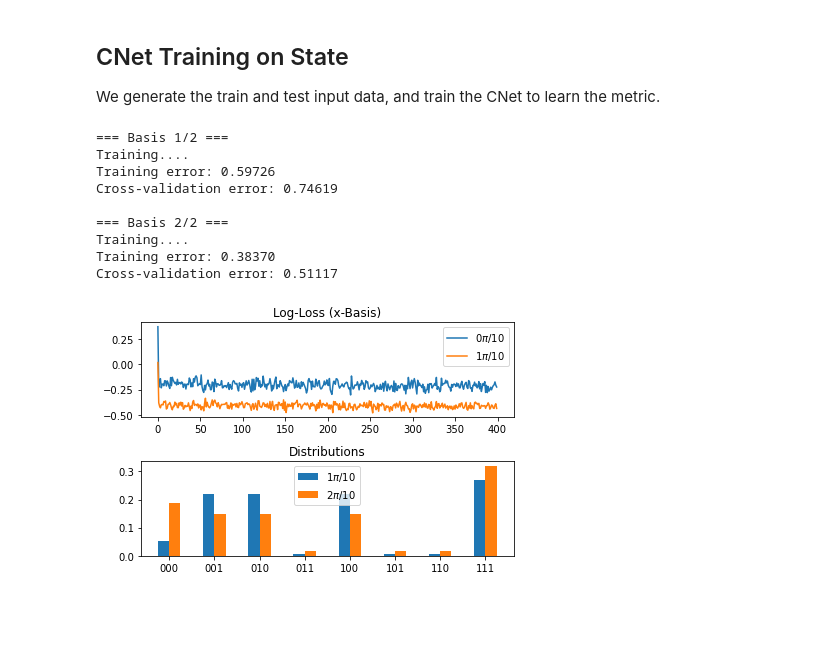
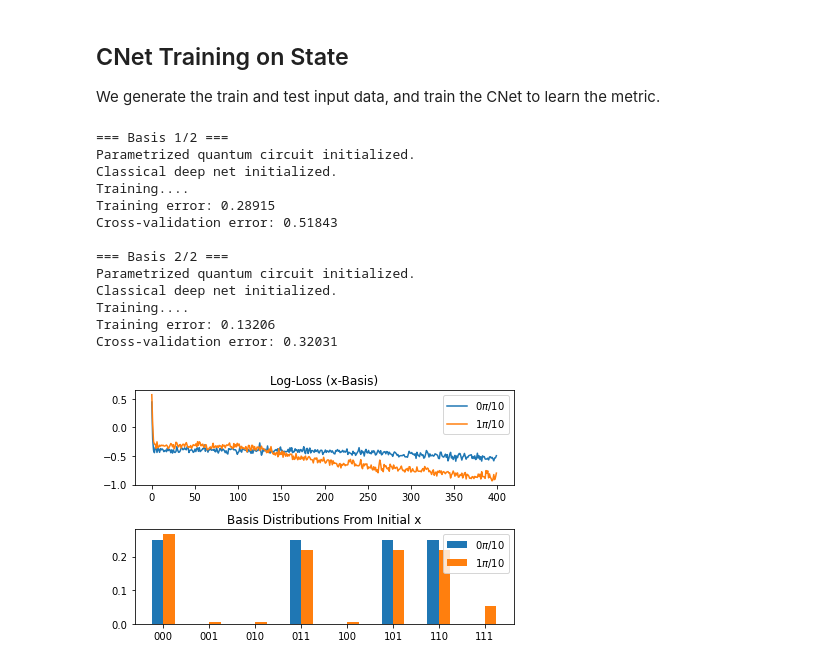
Before and after one commit to jz-lu/symmetry-learning, a Jupyter notebook: CNet_unit_test.ipynb, the cells around one changed output. Drawn from its saved outputs; the diff is of its cells as text; code cells hidden in the pictures; blank space fills up the shorter version.

Commit message:
fixed basis bugs

```diff
--- a/CNet_unit_test.ipynb
+++ b/CNet_unit_test.ipynb
@@ -91,39 +91,45 @@ We generate the train and test input data, and train the CNet to learn the metri
 X_BASIS = True
 num_bases = 2
 basis_p = t.zeros(state.num_qubits, 3) # z-basis
 if X_BASIS:
     basis_p[:,0] = t.ones(3) * pi/2 # x-basis
 fig, (ax1, ax2) = plt.subplots(nrows=2)
 for i in range(num_bases):
     print(f"=== Basis {i+1}/{num_bases} ===")
     train_data, test_data = PQC(state, basis_p).generate_train_test()
-    basis_p[:,0] += pi/10 * t.ones(3) # change the basis param for next iteration of loop
     net = CNet(state.num_qubits)
-    losses = net.train(train_data, nepoch=4000, eta=1e-2)
+    losses = net.train(train_data, nepoch=4000, eta=1e-2, print_log=True)
 
     ax1.plot(np.arange(len(losses)), np.log10(losses), label=fr'{i}$\pi/10$')
 
     dist_i = BasisTransformer([state], basis_p).updated_dist()[0]
     bar = ax2.bar(np.arange(2**state.num_qubits) + 0.25*i - 0.125, dist_i, width=0.25)
-    bar.set_label(fr"${i+1}\pi/10$")
+    bar.set_label(fr"${i}\pi/10$")
     print("Training error: %2.5f"%np.mean(losses[-10:-1]))
 
     cv_err = net.test(test_data)
     print("Cross-validation error: %2.5f\n"%cv_err)
+
+    basis_p[:,0] += pi/10 * t.ones(3) # change the basis param for next iteration of loop
 ax1.legend(); ax2.legend()
 ax2.set_xticks(np.arange(2**state.num_qubits))
 ax2.set_xticklabels(qubit_expansion(state.num_qubits))
-ax1.set_title(f'Log-Loss ({"x" if X_BASIS else "z"}-Basis)'); ax2.set_title('Distributions')
+ax1.set_title(f'Log-Loss ({"x" if X_BASIS else "z"}-Basis)')
+ax2.set_title(f'Basis Distributions From Initial {"x" if X_BASIS else "z"}')
 fig.tight_layout()
 plt.show()
 # %% [output]
 === Basis 1/2 ===
+Parametrized quantum circuit initialized.
+Classical deep net initialized.
 Training....
-Training error: 0.59726
-Cross-validation error: 0.74619
+Training error: 0.28915
+Cross-validation error: 0.51843
 
 === Basis 2/2 ===
+Parametrized quantum circuit initialized.
+Classical deep net initialized.
 Training....
-Training error: 0.38370
-Cross-validation error: 0.51117
+Training error: 0.13206
+Cross-validation error: 0.32031
-[figure, old version]
+[figure, new version]
```
Also changed, not shown: parts of 1 cell of this notebook, 5 other files.
